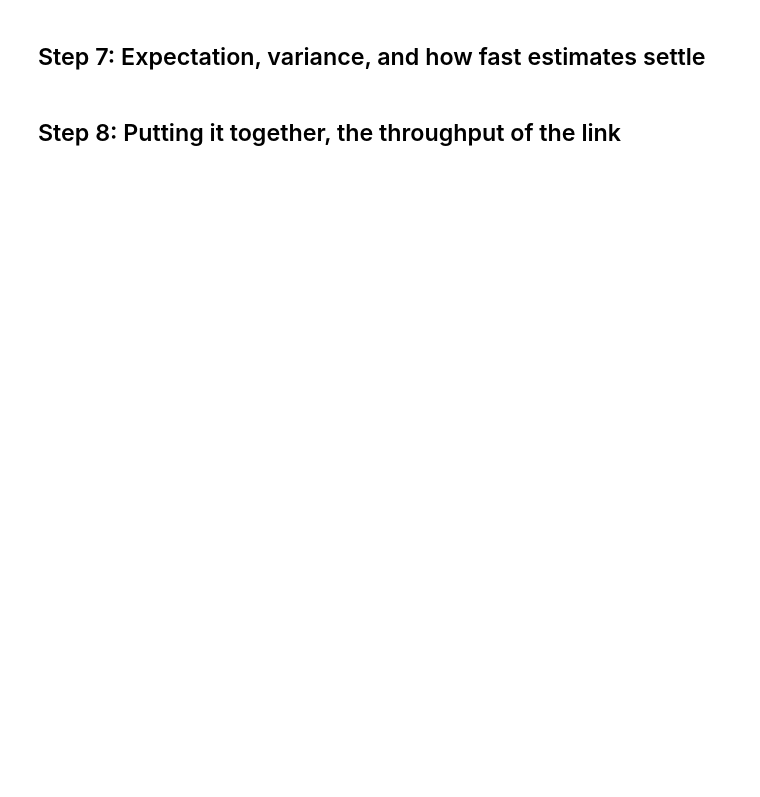
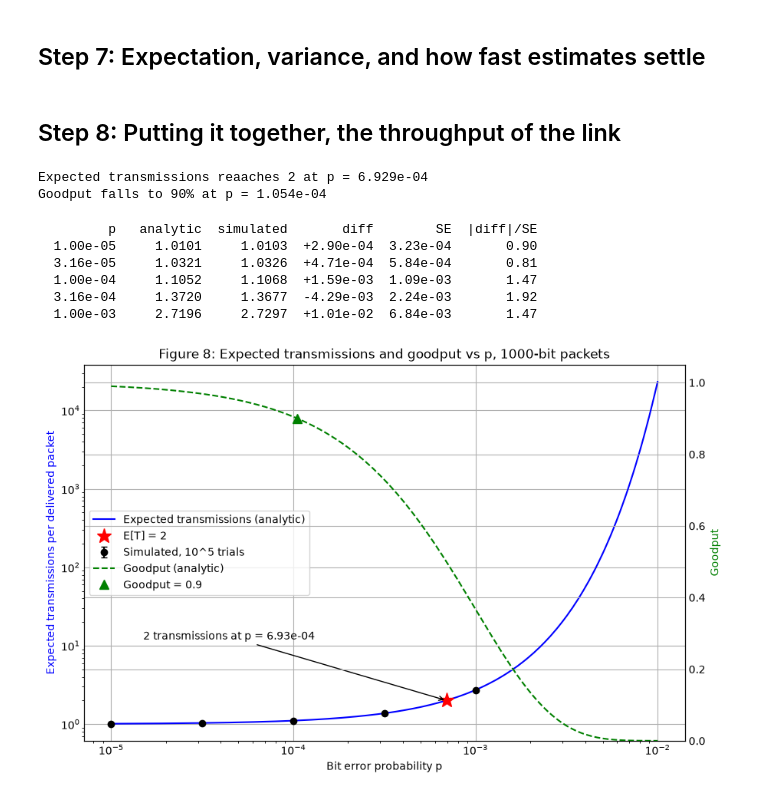
Before and after one commit to mariec-j/ECE3715-Stats-Repo, a Jupyter notebook: Mini-Project-1/mp1.ipynb, the cells around one changed output. Drawn from its saved outputs; the diff is of its cells as text; code cells hidden in the pictures; blank space fills up the shorter version.

```diff
--- a/Mini-Project-1/mp1.ipynb
+++ b/Mini-Project-1/mp1.ipynb
@@ -510,3 +518,69 @@ For q=0.7 this is $0.3^2 = 0.09$ for all three pairs. The simulated values were
 ## Step 8: Putting it together, the throughput of the link
 # %%
 # call rng_8
+# %%
+# Questions 1, 2, 5: analytic clean probability, expected transmissions, and the two thresholds
+def q_clean(p, L=1000):
+    return (1 - p) ** L
+
+def expected_tx(p, L=1000):
+    return 1 / q_clean(p, L)
+
+L = 1000
+p_two = 1 - 2**(-1/L)
+p_90 = 1 - 0.9**(1/L)
+print(f"Expected transmissions reaaches 2 at p = {p_two:.3e}")
+print(f"Goodput falls to 90% at p = {p_90:.3e}")
+# %% [output]
+Expected transmissions reaaches 2 at p = 6.929e-04
+Goodput falls to 90% at p = 1.054e-04
+# %%
+# Question 3, 4, 6: Figure 8 (analytic curve, simulated points, goodput on a twin axis
+import matplotlib.pyplot as plt
+
+p_curve = np.logspace(-5, -2, 200)
+p_sim = np.logspace(-5, -3, 5)
+n_sim = 10 ** 5
+
+sim_mean, sim_se = [], []
+for p in p_sim:
+    T = ml.attempts_until_clean(n_sim, q_clean(p), rng_8)
+    sim_mean.append(T.mean())
+    sim_se.append(T.std(ddof=1) / np.sqrt(n_sim))
+sim_mean, sim_se = np.array(sim_mean), np.array(sim_se)
+
+print(f"{'p':>10s} {'analytic':>10s} {'simulated':>10s} {'diff':>10s} {'SE':>9s} {'|diff|/SE':>10s}")
+for p, m, s in zip(p_sim, sim_mean, sim_se):
+    th = expected_tx(p)
+    print(f"{p:10.2e} {th:10.4f} {m:10.4f} {m - th:+10.2e} {s:9.2e} {abs(m - th) / s:10.2f}")
+
+fig, ax1 = plt.subplots(figsize=(8, 5))
+ax1.plot(p_curve, expected_tx(p_curve), "b-", label="Expected transmissions (analytic)")
+ax1.errorbar(p_sim, sim_mean, yerr=sim_se, fmt="ko", capsize=3, label="Simulated, 10^5 trials")
+ax1.plot(p_two, 2, "r*", markersize=14, label="E[T] = 2")
+ax1.annotate(f"2 transmissions at p = {p_two:.2e}", xy=(p_two, 2), xytext=(1.5e-5, 12),
+             arrowprops=dict(arrowstyle="->"))
+ax1.set_xscale("log")
+ax1.set_yscale("log")
+ax1.set_xlabel("Bit error probability p")
+ax1.set_ylabel("Expected transmissions per delivered packet", color="b")
+
+ax2 = ax1.twinx()
+ax2.plot(p_curve, q_clean(p_curve), "g--", label="Goodput (analytic)")
+ax2.plot(p_90, 0.9, "g^", markersize=9, label="Goodput = 0.9")
+ax2.set_ylabel("Goodput", color="g")
+ax2.set_ylim(0, 1.05)
+
+h1, l1 = ax1.get_legend_handles_labels()
+h2, l2 = ax2.get_legend_handles_labels()
+ax1.legend(h1 + h2, l1 + l2, loc="center left")
+plt.title("Figure 8: Expected transmissions and goodput vs p, 1000-bit packets")
+plt.show()
+# %% [output]
+         p   analytic  simulated       diff        SE  |diff|/SE
+  1.00e-05     1.0101     1.0103  +2.90e-04  3.23e-04       0.90
+  3.16e-05     1.0321     1.0326  +4.71e-04  5.84e-04       0.81
+  1.00e-04     1.1052     1.1068  +1.59e-03  1.09e-03       1.47
+  3.16e-04     1.3720     1.3677  -4.29e-03  2.24e-03       1.92
+  1.00e-03     2.7196     2.7297  +1.01e-02  6.84e-03       1.47
+[figure, added]
```
Also changed, not shown: parts of 6 cells of this notebook.
